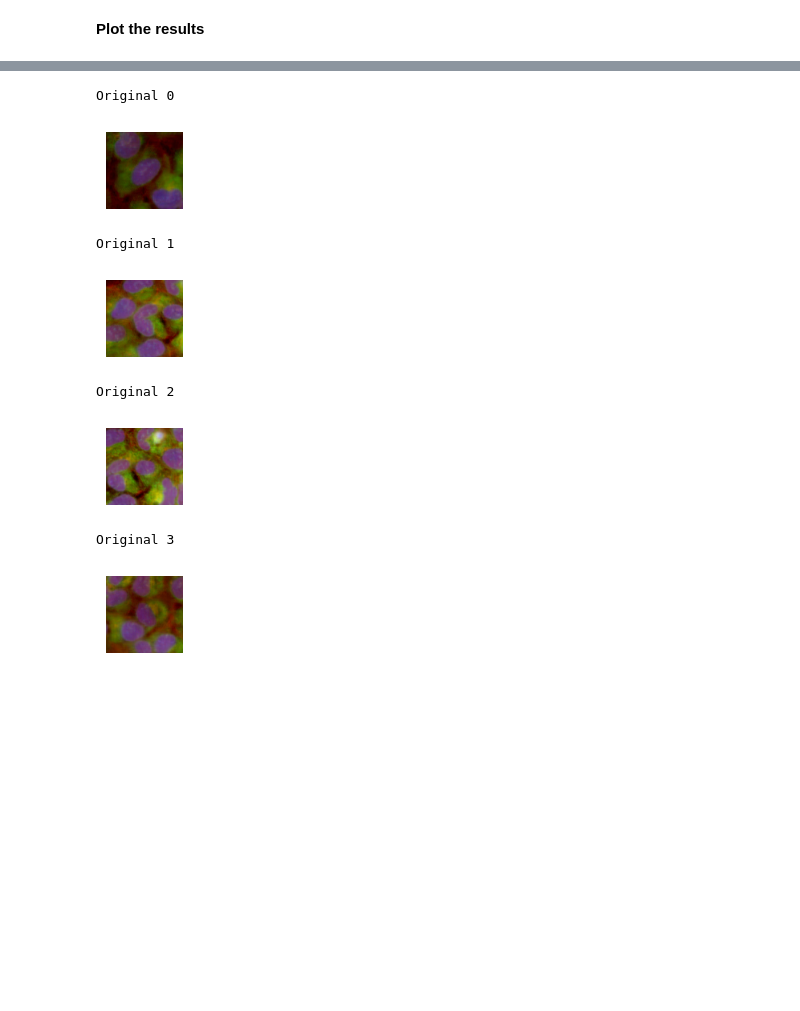
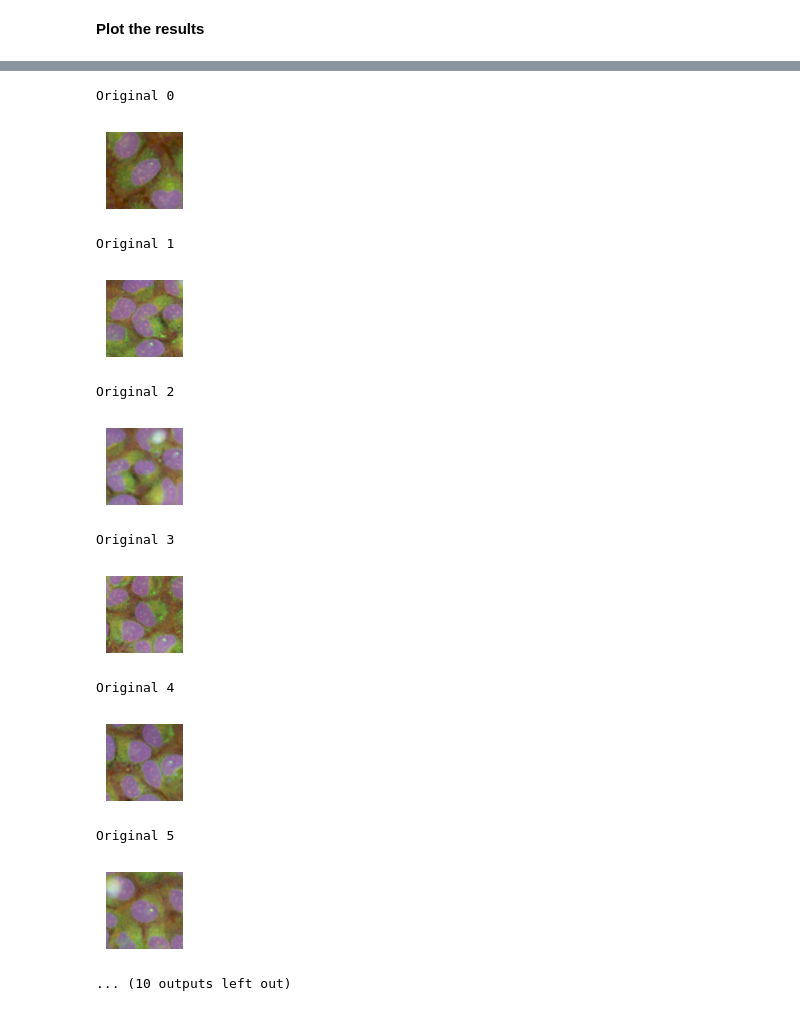
Before and after one commit to theislab/IMPA, a Jupyter notebook: tutorial/transform_cells_rxrx1_batch_corr.ipynb, the cells around one changed output, grey strips where cells are left out. Saved outputs shown, nothing was run; the diff lists cells and outputs as text; code cells hidden in the pictures; blank space fills up the shorter version.

```diff
--- a/tutorial/transform_cells_rxrx1_batch_corr.ipynb
+++ b/tutorial/transform_cells_rxrx1_batch_corr.ipynb
@@ -50,6 +50,6 @@ dataloader = CellDataLoader(args)
 # %% [markdown]
 ## Initialize model
 # %%
-checkpoint_dir = "/home/icb/alessandro.palma/environment/IMPA/IMPA/project_folder/experiments/20241204_30cdb96f-5e1e-42d5-8275-6586dd86d121_rxrx1_batch"
+checkpoint_dir = "/home/icb/alessandro.palma/environment/IMPA/IMPA/project_folder/experiments/20241226_4cc87321-e6dc-4080-8cf0-68e79360cec5_rxrx1_batch"
 # %%
 solver = IMPAmodule(args, checkpoint_dir, dataloader)
@@ -93,7 +93,7 @@ with torch.no_grad():
         if batch["mols"][0].item()==1:
             X_ori = batch["X"]
             # z original and z transported
-            z = torch.randn(X_ori.shape[0], 1, args.z_dimension).cuda().mean(1)
+            z = torch.randn(X_ori.shape[0], 100, args.z_dimension).cuda().mean(1)
 
             # Perturbation ID
             id_pert = 2 * torch.ones(X_ori.shape[0]).long().cuda()
@@ -117,7 +117,7 @@ for i in range(len(original)):
     plt.imshow(original[i][:, :, [5, 1, 0]])
     plt.axis("off")
     plt.show()
-    if i==3:
+    if i==10:
         break
 # %% [output]
 Original 0
@@ -131,18 +136,23 @@ Original 3
 # %%
 for i in range(len(transformed)):
     print(f"Original {i}")
     plt.figure(figsize=(1, 1))
     plt.imshow(transformed[i][:, :, [5, 1, 0]])
     plt.axis("off")
     plt.show()
-    if i==3:
+    if i==10:
         break
 # %% [output]
 Original 0
-[figure, old version]
+[figure, new version]
 Original 1
-[figure, old version]
+[figure, new version]
 Original 2
-[figure, old version]
+[figure, new version]
 Original 3
-[figure, old version]
+[figure, new version]
+Original 4
+[figure, added]
+Original 5
+[figure, added]
+... (10 outputs left out)
```
Also changed, not shown: parts of 2 cells of this notebook, 1 other file.
